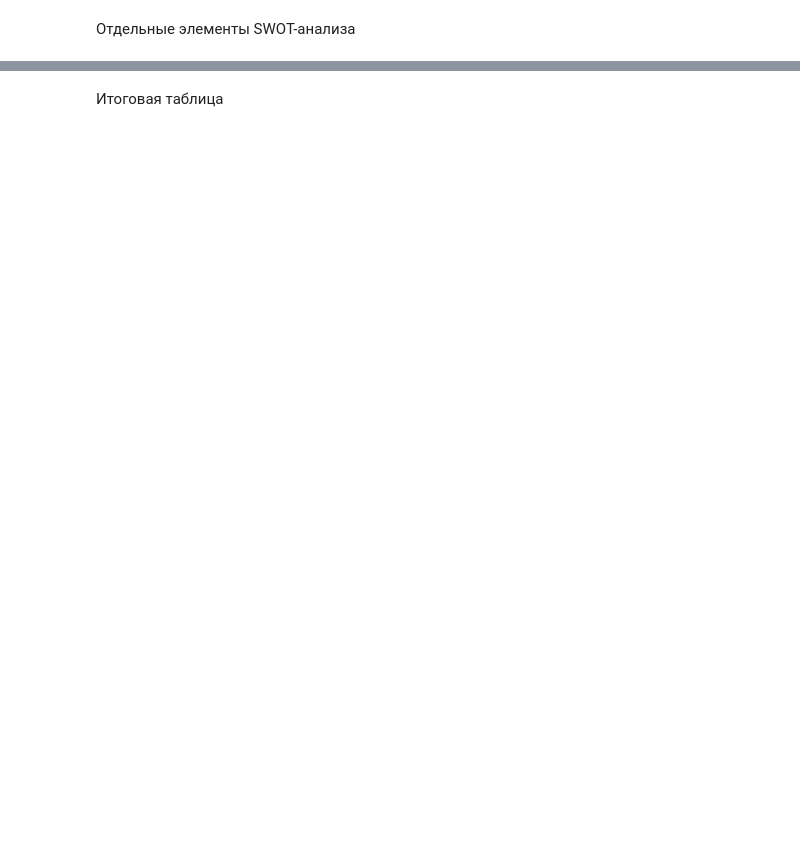
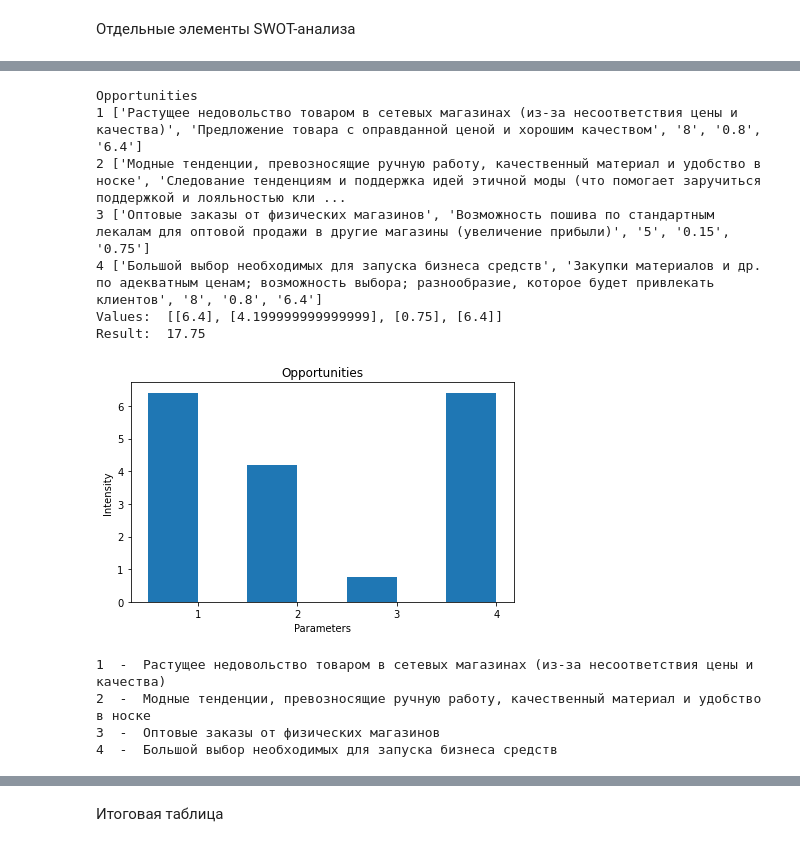
Before and after one commit to aanastasish/TEST, a Jupyter notebook: SWOT.ipynb, the cells around one changed output, grey strips where cells are left out. Cells and saved outputs as stored; diff of their text form; code cells hidden in the pictures; blank space fills up the shorter version.

```diff
--- a/SWOT.ipynb
+++ b/SWOT.ipynb
@@ -224,0 +201,72 @@ Values:  [[6.8], [2.5], [3.0], [6.3], [0.15000000000000002]]
+# %%
+# Считываем данные таблицы и достраиваем ее
+print('Opportunities')
+worksheet = table.worksheet("Opportunities")
+rows = worksheet.get_all_values()
+opportunities = list()
+actions = list()
+importance = list()
+probability = list()
+power = list()
+power_sh = list()
+power_raw = list()
+i = 0
+for row in rows:
+  if (0 < i < 5):
+    print(i, row)
+    opportunities.append(row[0])
+    importance.append(int(row[2]))
+    probability.append(float(row[3]))
+    power.append(int(row[2]) * float(row[3]))
+    power_raw = list()
+    power_raw.append(int(row[2]) * float(row[3]))
+    power_sh.append(power_raw)
+  i += 1
+print('Values: ', power_sh)
+worksheet.update('E2:E100', power_sh)
+result = sum(power)
+print('Result: ', result)
+
+
+import matplotlib
+import matplotlib.pyplot as plt
+import numpy as np
+i = 0
+line = list()
+cols = worksheet.col_values(1)
+for col in cols:
+  if (i > 0):
+    line.append(i)
+  i+=1
+powers = power
+x = np.arange(len(line))
+width = 0.5
+fig, ax = plt.subplots()
+rects1 = ax.bar(x - width/2, powers, width)
+a = worksheet.col_values(1)
+ax.set_ylabel('Intensity')
+ax.set_title('Opportunities')
+ax.set_xlabel('Parameters')
+ax.set_xticks(x)
+ax.set_xticklabels(line)
+fig.tight_layout()
+plt.show()
+
+k = 0
+for col in cols:
+  if (k > 0):
+    print(k, ' - ', col)
+  k += 1
+# %% [output]
+Opportunities
+1 ['Растущее недовольство товаром в сетевых магазинах (из-за несоответствия цены и качества)', 'Предложение товара с оправданной ценой и хорошим качеством', '8', '0.8', '6.4']
+2 ['Модные тенденции, превозносящие ручную работу, качественный материал и удобство в носке', 'Следование тенденциям и поддержка идей этичной моды (что помогает заручиться поддержкой и лояльностью кли ...
+3 ['Оптовые заказы от физических магазинов', 'Возможность пошива по стандартным лекалам для оптовой продажи в другие магазины (увеличение прибыли)', '5', '0.15', '0.75']
+4 ['Большой выбор необходимых для запуска бизнеса средств', 'Закупки материалов и др. по адекватным ценам; возможность выбора; разнообразие, которое будет привлекать клиентов', '8', '0.8', '6.4']
+Values:  [[6.4], [4.199999999999999], [0.75], [6.4]]
+Result:  17.75
+[figure, added]
+1  -  Растущее недовольство товаром в сетевых магазинах (из-за несоответствия цены и качества)
+2  -  Модные тенденции, превозносящие ручную работу, качественный материал и удобство в носке
+3  -  Оптовые заказы от физических магазинов
+4  -  Большой выбор необходимых для запуска бизнеса средств
```
Also changed, not shown: parts of 11 cells of this notebook.
